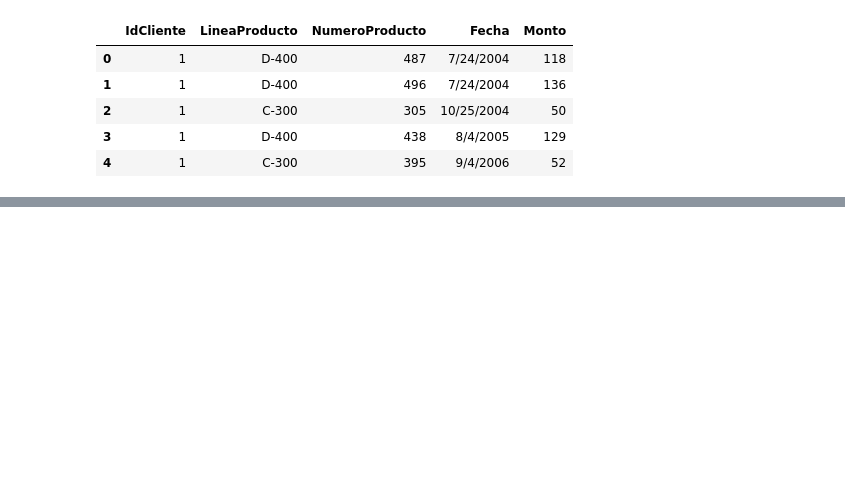
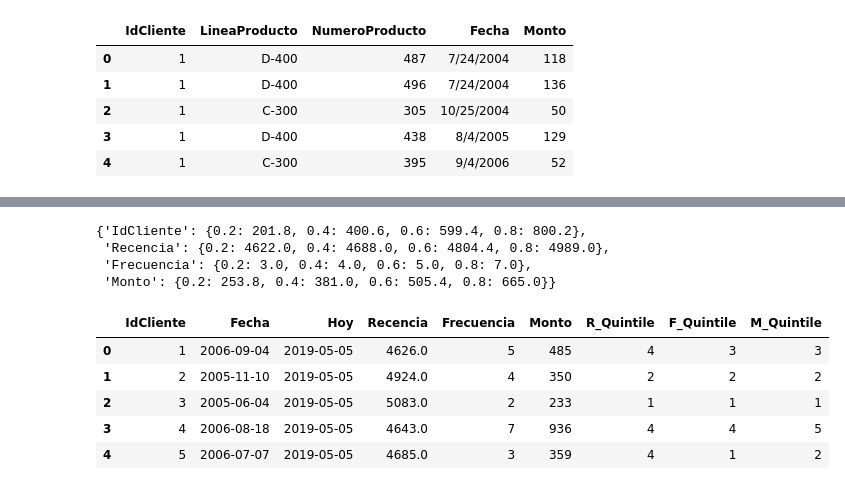
Before and after one commit to peterdelaguila/peterdelaguila, a Jupyter notebook: rfm_analysis.ipynb, the cells around one changed output, grey strips where cells are left out. Saved outputs shown, nothing was run; the diff lists cells and outputs as text; code cells hidden in the pictures; blank space fills up the shorter version.

```diff
--- a/rfm_analysis.ipynb
+++ b/rfm_analysis.ipynb
@@ -19,0 +189,7 @@ data.head(5)
+# %%
+quantiles.to_dict()
+# %% [output]
+{'IdCliente': {0.2: 201.8, 0.4: 400.6, 0.6: 599.4, 0.8: 800.2},
+ 'Recencia': {0.2: 4622.0, 0.4: 4688.0, 0.6: 4804.4, 0.8: 4989.0},
+ 'Frecuencia': {0.2: 3.0, 0.4: 4.0, 0.6: 5.0, 0.8: 7.0},
+ 'Monto': {0.2: 253.8, 0.4: 381.0, 0.6: 505.4, 0.8: 665.0}}
@@ -19,0 +227,9 @@ data.head(5)
+# %%
+rfm_segmentation.head()
+# %% [output]
+|  | IdCliente | Fecha | Hoy | Recencia | Frecuencia | Monto | R_Quintile | F_Quintile | M_Quintile |
+| 0 | 1 | 2006-09-04 | 2019-05-05 | 4626.0 | 5 | 485 | 4 | 3 | 3 |
+| 1 | 2 | 2005-11-10 | 2019-05-05 | 4924.0 | 4 | 350 | 2 | 2 | 2 |
+| 2 | 3 | 2005-06-04 | 2019-05-05 | 5083.0 | 2 | 233 | 1 | 1 | 1 |
+| 3 | 4 | 2006-08-18 | 2019-05-05 | 4643.0 | 7 | 936 | 4 | 4 | 5 |
+| 4 | 5 | 2006-07-07 | 2019-05-05 | 4685.0 | 3 | 359 | 4 | 1 | 2 |
```
Also changed, not shown: parts of 29 cells of this notebook.
